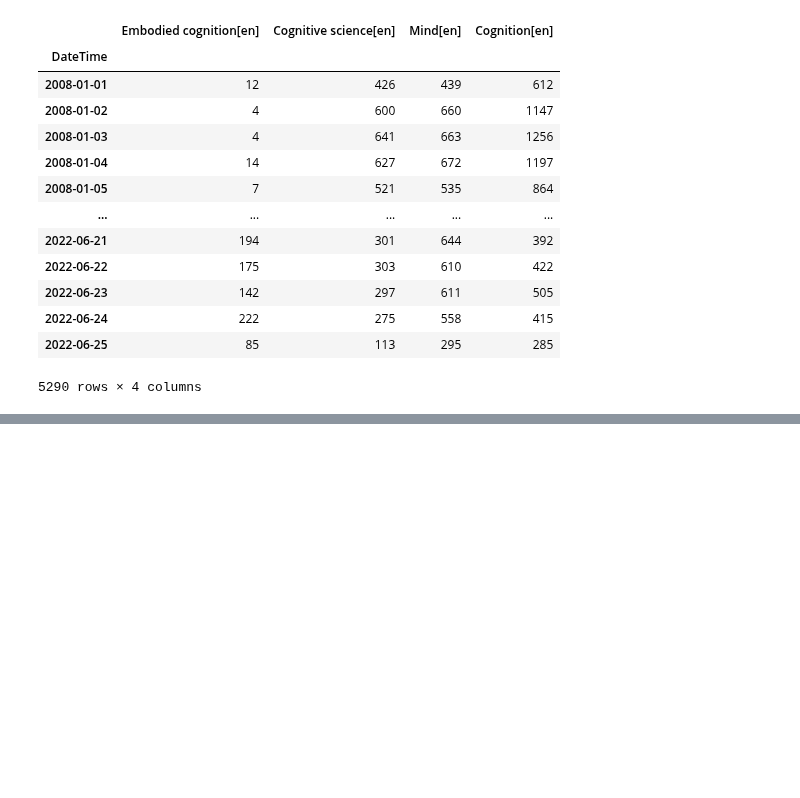
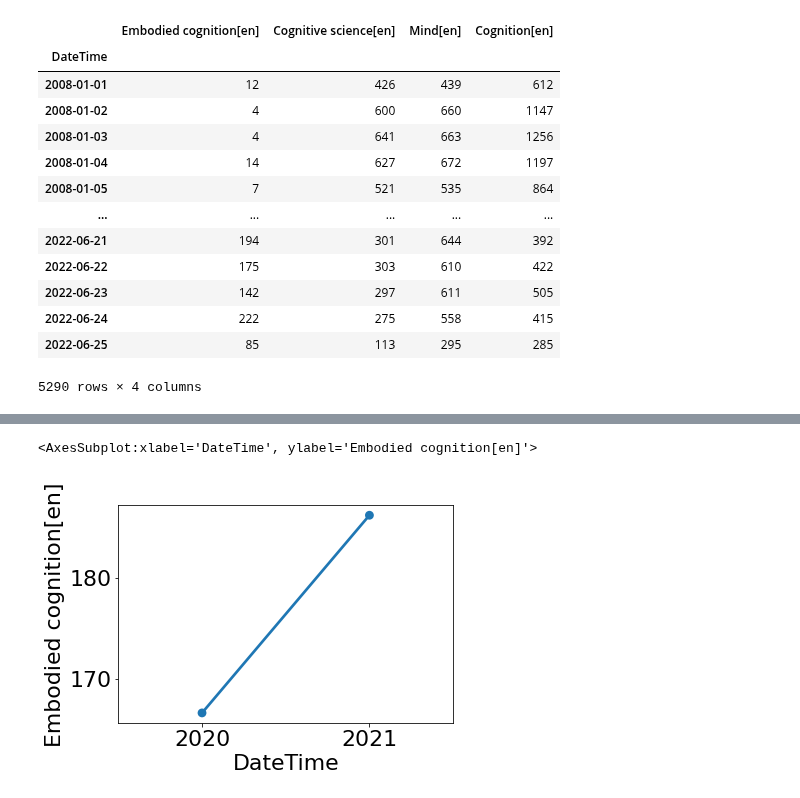
Before and after one commit to JohnMadrid/EC_env_images, a Jupyter notebook: WikiPageAnalysis/page_visits_analysis.ipynb, the cells around one changed output, grey strips where cells are left out. Cells and saved outputs as stored; diff of their text form; code cells hidden in the pictures; blank space fills up the shorter version.

```diff
--- a/WikiPageAnalysis/page_visits_analysis.ipynb
+++ b/WikiPageAnalysis/page_visits_analysis.ipynb
@@ -209,0 +256,7 @@ visualize_date(views_mean, (8,5), "line", None, "blue", "Date", "Page views", "M
+# %%
+views_average_1_year = views_before_project.index.year
+
+views_during_project_mean = views_during_project['Embodied cognition[en]'].groupby(views_average_1_year).mean()
+# v2 = views_during_project['Embodied cognition[en]'].groupby(views_average_1_year)
+# v2.plot(kind='box')
+v3 = pd.DataFrame(views_during_project_mean)
@@ -210 +270,6 @@ visualize_date(views_mean, (8,5), "line", None, "blue", "Date", "Page views", "M
+# %%
+sns.pointplot(x='DateTime', y='Embodied cognition[en]',data=v4)
+# %% [output]
+<AxesSubplot:xlabel='DateTime', ylabel='Embodied cognition[en]'>
+[figure, added]
 # %%
```
Also changed, not shown: parts of 17 cells of this notebook, 2 other files.
